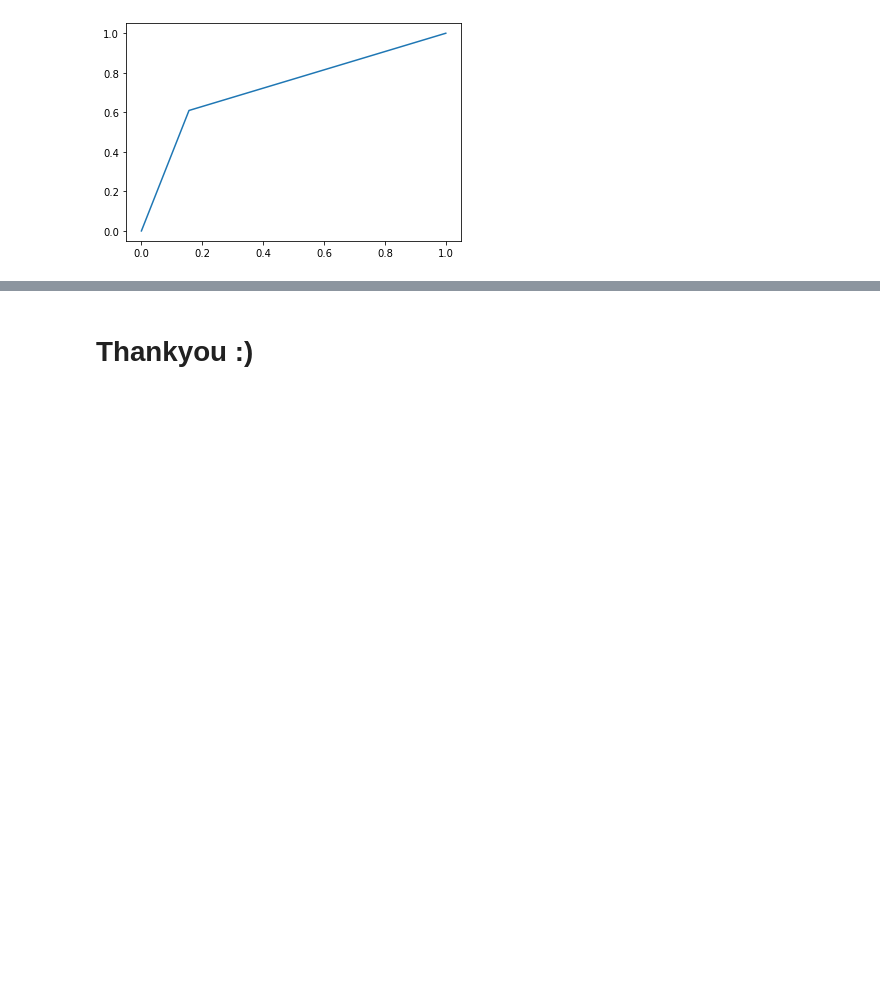
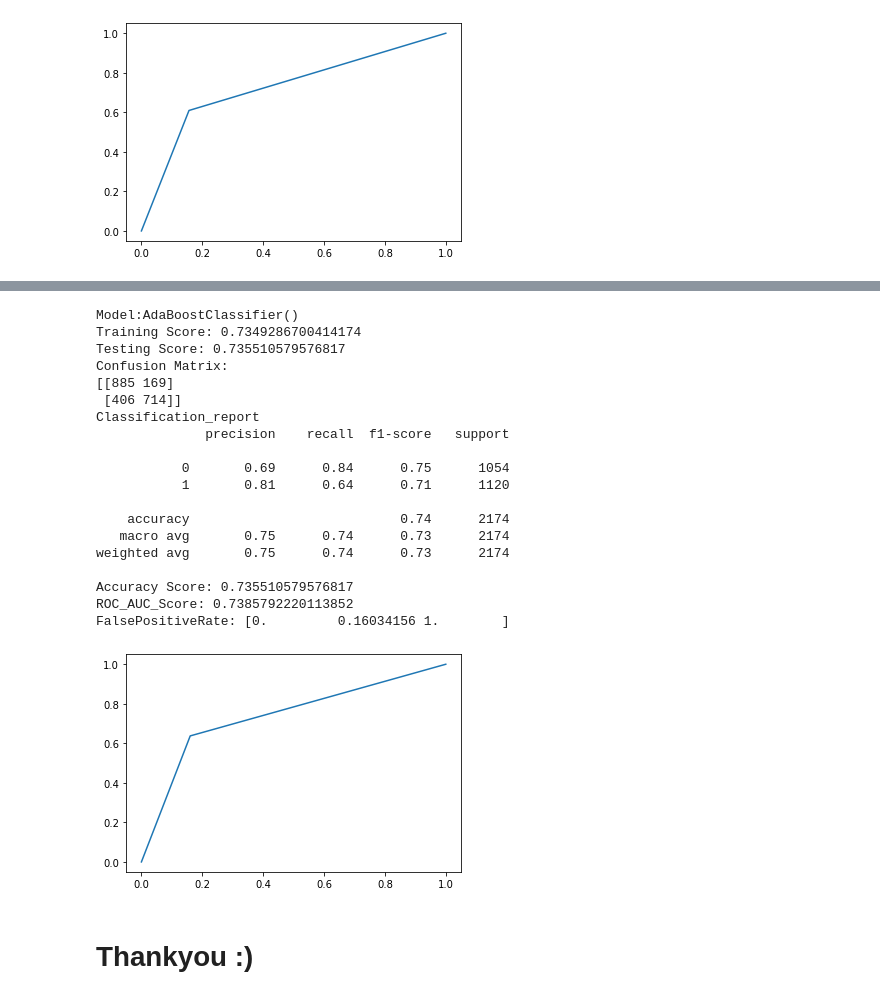
Before and after one commit to Sundarikonar/AWP--Project, a Jupyter notebook: spaceship-titanic.ipynb, the cells around one changed output, grey strips where cells are left out. Cells and saved outputs as stored; diff of their text form; code cells hidden in the pictures; blank space fills up the shorter version.

```diff
--- a/spaceship-titanic.ipynb
+++ b/spaceship-titanic.ipynb
@@ -629,2 +662,29 @@ FalsePositiveRate: [0.         0.15632458 1.        ]
+# %%
+from sklearn.ensemble import AdaBoostClassifier
+pc=PCA(n_components=8,random_state=200)
+xtrain=pc.fit_transform(xtrain)
+xtest=pc.transform(xtest)
+pca=mymodel(AdaBoostClassifier())
+# %% [output]
+Model:AdaBoostClassifier()
+Training Score: 0.7349286700414174
+Testing Score: 0.735510579576817
+Confusion Matrix:
+[[885 169]
+ [406 714]]
+Classification_report
+              precision    recall  f1-score   support
+
+           0       0.69      0.84      0.75      1054
+           1       0.81      0.64      0.71      1120
+
+    accuracy                           0.74      2174
+   macro avg       0.75      0.74      0.73      2174
+weighted avg       0.75      0.74      0.73      2174
+
+Accuracy Score: 0.735510579576817
+ROC_AUC_Score: 0.7385792220113852
+FalsePositiveRate: [0.         0.16034156 1.        ]
+[figure, added]
 # %% [markdown]
 # Thankyou :)
```
Also changed, not shown: parts of 6 cells of this notebook.
